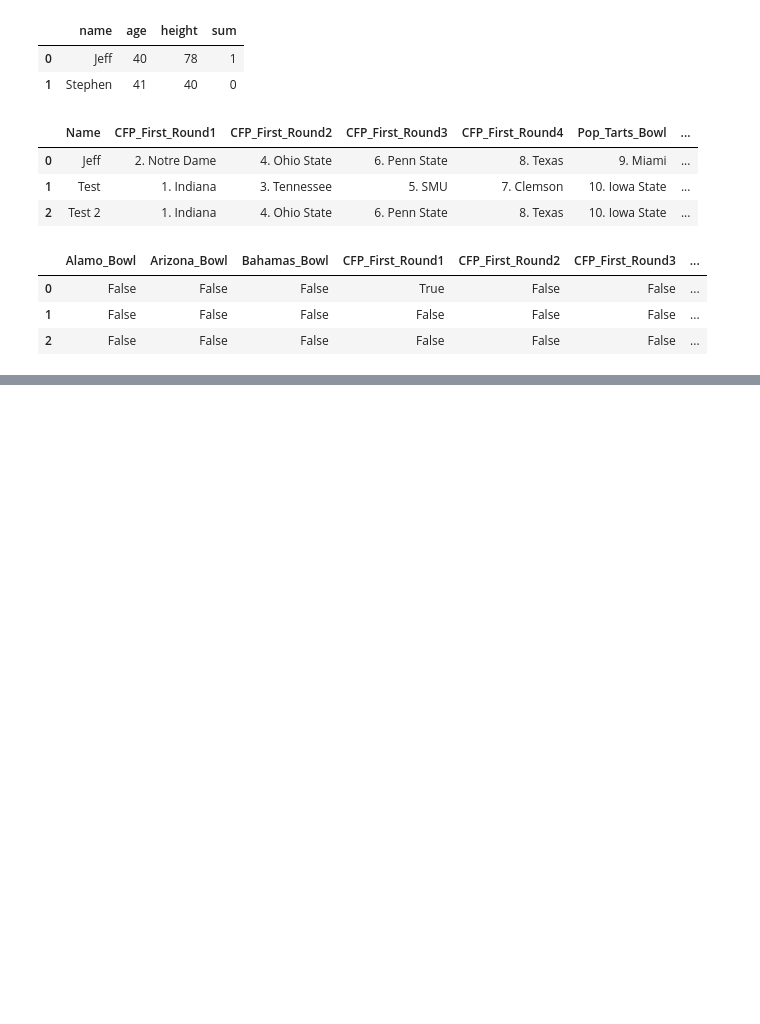
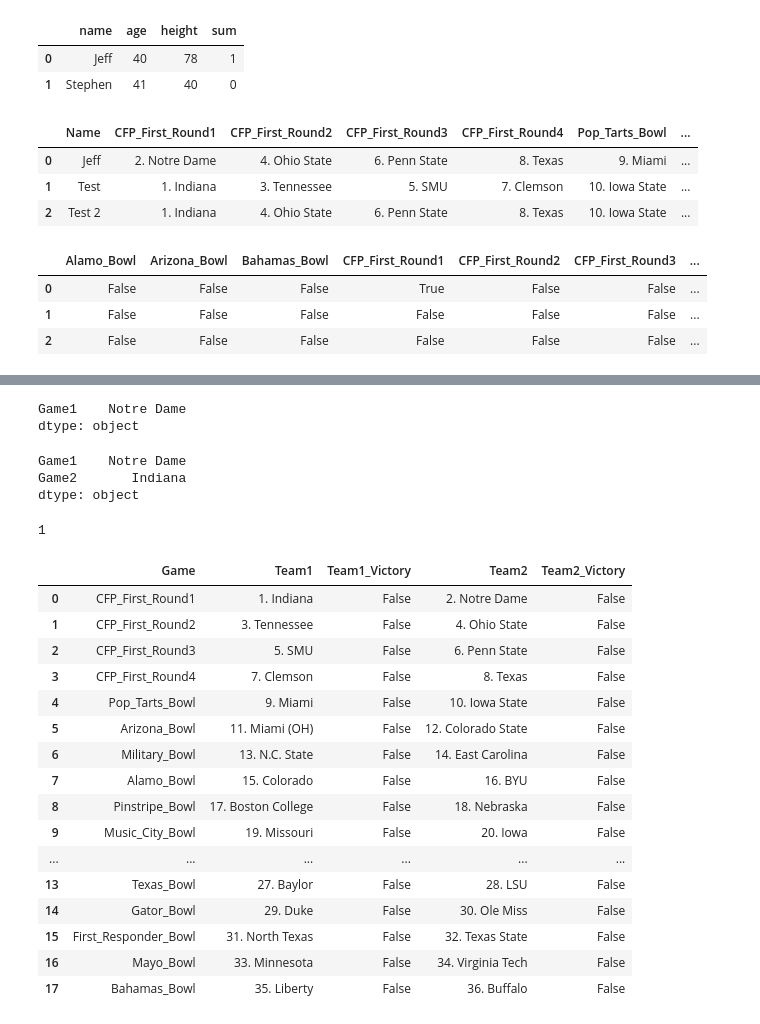
Before and after one commit to jgoett2/StreamlitTest, a Jupyter notebook: Untitled-4.ipynb, the cells around one changed output, grey strips where cells are left out. Cells and saved outputs as stored; diff of their text form; code cells hidden in the pictures; blank space fills up the shorter version.

```diff
--- a/Untitled-4.ipynb
+++ b/Untitled-4.ipynb
@@ -194 +196,46 @@ st.dataframe(df[["Name", "Wins", "Losses"]])
 DeltaGenerator()
+# %%
+import pandas as pd
+key = pd.Series({"Game1":"Notre Dame"})
+key
+# %% [output]
+Game1    Notre Dame
+dtype: object
+# %%
+key["Game2"] = "Indiana"
+key
+# %% [output]
+Game1    Notre Dame
+Game2       Indiana
+dtype: object
+# %%
+import pandas as pd
+import numpy as np
+
+test = pd.Series({"Jeff":"Open"})
+np.sum([test == "Open"])
+# %% [output]
+1
+# %%
+games = pd.read_csv("key.csv")
+temp = games.set_index(games["Game"])
+key = pd.concat([temp.loc[temp["Team1_Victory"],"Team1"], temp.loc[temp["Team2_Victory"], "Team2"]])
+games
+# %% [output]
+|  | Game | Team1 | Team1_Victory | Team2 | Team2_Victory |
+| 0 | CFP_First_Round1 | 1. Indiana | False | 2. Notre Dame | False |
+| 1 | CFP_First_Round2 | 3. Tennessee | False | 4. Ohio State | False |
+| 2 | CFP_First_Round3 | 5. SMU | False | 6. Penn State | False |
+| 3 | CFP_First_Round4 | 7. Clemson | False | 8. Texas | False |
+| 4 | Pop_Tarts_Bowl | 9. Miami | False | 10. Iowa State | False |
+| 5 | Arizona_Bowl | 11. Miami (OH) | False | 12. Colorado State | False |
+| 6 | Military_Bowl | 13. N.C. State | False | 14. East Carolina | False |
+| 7 | Alamo_Bowl | 15. Colorado | False | 16. BYU | False |
+| 8 | Pinstripe_Bowl | 17. Boston College | False | 18. Nebraska | False |
+| 9 | Music_City_Bowl | 19. Missouri | False | 20. Iowa | False |
+| ... | ... | ... | ... | ... | ... |
+| 13 | Texas_Bowl | 27. Baylor | False | 28. LSU | False |
+| 14 | Gator_Bowl | 29. Duke | False | 30. Ole Miss | False |
+| 15 | First_Responder_Bowl | 31. North Texas | False | 32. Texas State | False |
+| 16 | Mayo_Bowl | 33. Minnesota | False | 34. Virginia Tech | False |
+| 17 | Bahamas_Bowl | 35. Liberty | False | 36. Buffalo | False |
```
Also changed, not shown: parts of 61 cells of this notebook, 3 other files.
